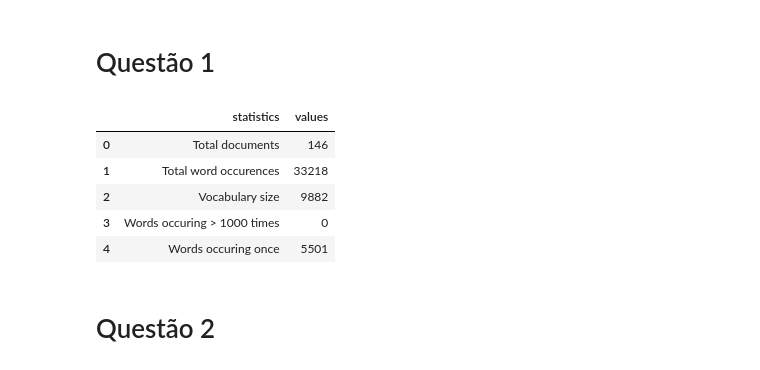
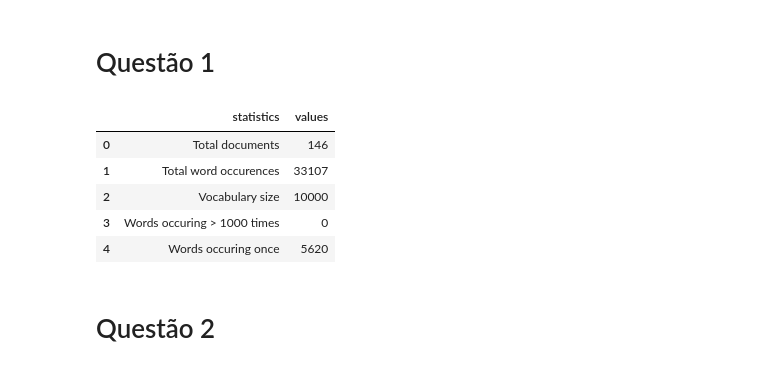
Before and after one commit to valterlucena/recuperacao-informacao, a Jupyter notebook: zipf/statistics_zipf.ipynb, the cells around one changed output. Cells and saved outputs as stored; diff of their text form; code cells hidden in the pictures.

```diff
--- a/zipf/statistics_zipf.ipynb
+++ b/zipf/statistics_zipf.ipynb
@@ -27,50 +28,51 @@ data_url = 'https://raw.githubusercontent.com/valterlucena/ri_lab_01/master/outp
 news = pd.read_csv(data_url).replace(np.nan, '', regex=True)
 total_documents = news.text.count()
 
-toker = RegexpTokenizer(r'\w+')
+toker = RegexpTokenizer('''\w+[-']*\w*''')
 stopwords = stopwords.words("portuguese")
+
+def isValid(token):
+  return token not in stopwords and len(token)>= 3 and not bool(re.search(r'\d', token))
 
 word_list = []
 for new in news.text:
-  tokens = [token for token in toker.tokenize(new.lower())
-            if token not in stopwords and len(token)>= 3
-            and not bool(re.search(r'\d', token))]
+  tokens = [token for token in toker.tokenize(new.lower()) if isValid(token)]
   word_list.extend(tokens)
 
 total_word_occurences = len(word_list)
 vocabulary_size = len(set(word_list))
 
 words = pd.DataFrame(word_list, columns=['word'])
 word_counts = words.word.value_counts().reset_index()
 word_counts.columns = ['word', 'freq']
 word_counts['r'] = word_counts.freq.rank(ascending=False, method='first')
 
 occurs_mt_thousand = len(word_counts[word_counts.freq > 1000])
 occurs_once = len(word_counts[word_counts.freq == 1])
 
 statistics = ['Total documents',
               'Total word occurences',
               'Vocabulary size',
               'Words occuring > 1000 times',
               'Words occuring once'
              ]
 
 values = [total_documents,
           total_word_occurences,
           vocabulary_size,
           occurs_mt_thousand,
           occurs_once
          ]
 
 result_table = pd.DataFrame(data={'statistics': statistics, 'values': values})
 result_table
 # %% [output]
 |  | statistics | values |
 | 0 | Total documents | 146 |
-| 1 | Total word occurences | 33218 |
-| 2 | Vocabulary size | 9882 |
+| 1 | Total word occurences | 33107 |
+| 2 | Vocabulary size | 10000 |
 | 3 | Words occuring > 1000 times | 0 |
-| 4 | Words occuring once | 5501 |
+| 4 | Words occuring once | 5620 |
 # %% [markdown]
 # Questão 2
 # %%
```
Also changed, not shown: parts of 6 cells of this notebook.
